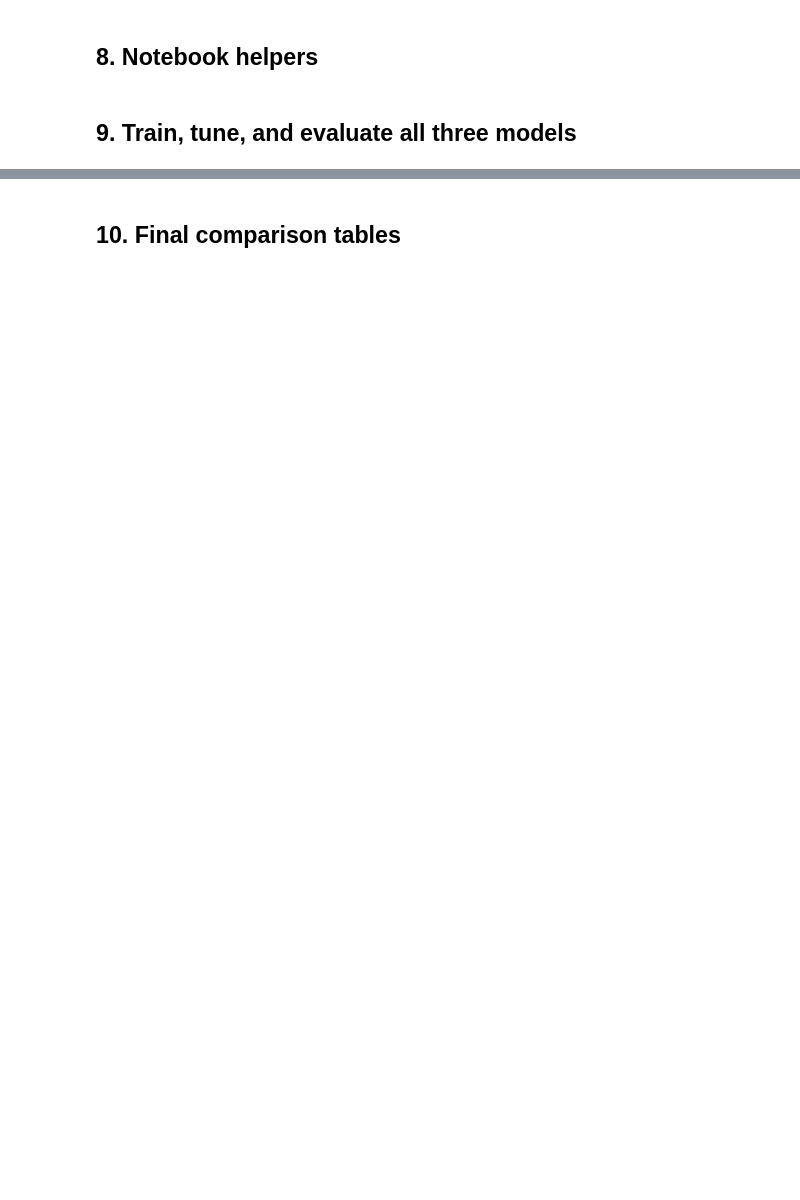
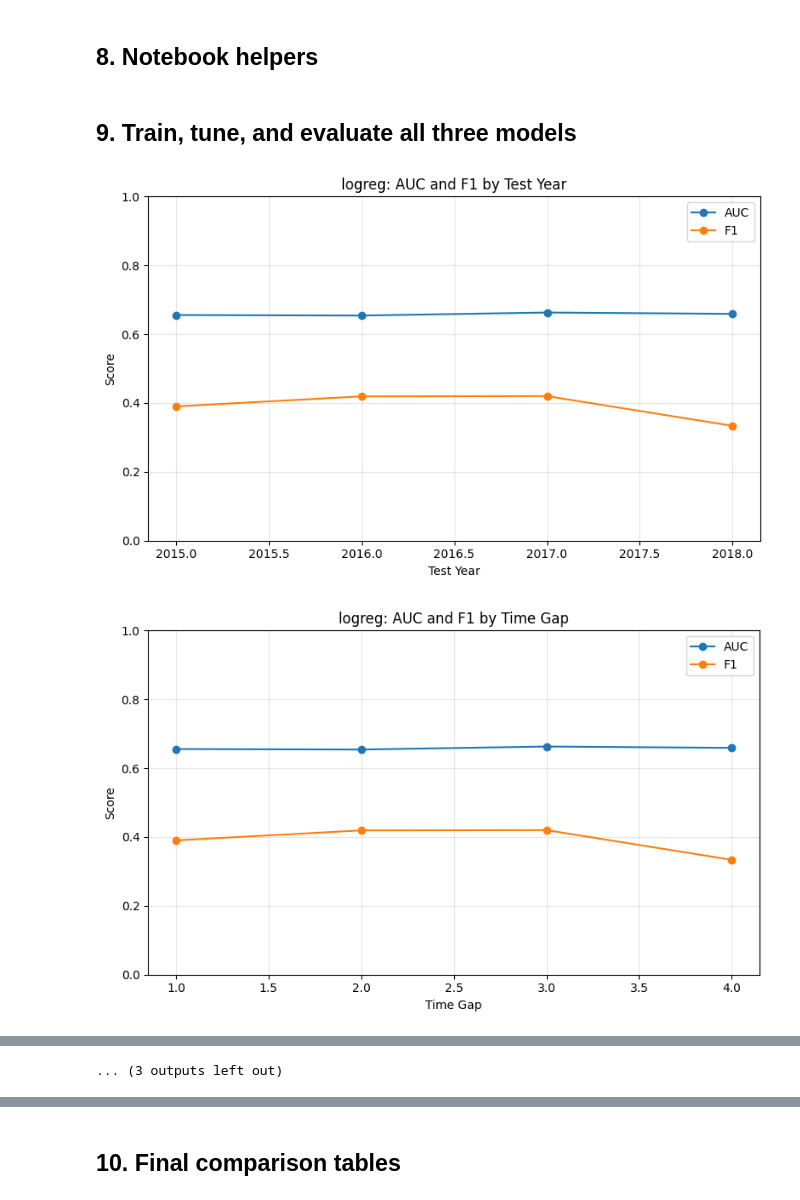
Before and after one commit to ndave24/CS-4365, a Jupyter notebook: reproduce_project.ipynb, the cells around one changed output, grey strips where cells are left out. Cells and saved outputs as stored; diff of their text form; code cells hidden in the pictures; blank space fills up the shorter version.

Commit message:
Added generated results, updated notebook and README/INSTRUCTIONS

```diff
--- a/reproduce_project.ipynb
+++ b/reproduce_project.ipynb
@@ -316,32 +423,34 @@ def plot_comparison_metric(results_df, x_col, metric_col, title, output_name):
 # %% [markdown]
 ## 9. Train, tune, and evaluate all three models
 # %%
-
-logreg_model, logreg_best_row, logreg_threshold_df, logreg_results = run_tuned_model(
+logreg_model, logreg_best_row, logreg_threshold_df, logreg_results, logreg_calibration, logreg_reliability = run_tuned_model(
     model_name="logreg",
     fit_fn=fit_logistic_pipeline,
     train_df=train_df,
     val_df=val_df,
     test_df=test_df,
     feature_groups=feature_groups,
 )
 
-xgboost_model, xgboost_best_row, xgboost_threshold_df, xgboost_results = run_tuned_model(
+xgboost_model, xgboost_best_row, xgboost_threshold_df, xgboost_results, xgboost_calibration, xgboost_reliability = run_tuned_model(
     model_name="xgboost",
     fit_fn=fit_xgboost_pipeline,
     train_df=train_df,
     val_df=val_df,
     test_df=test_df,
     feature_groups=feature_groups,
     fit_kwargs={"config": XGB_CONFIG},
 )
 
-mlp_model, mlp_best_row, mlp_threshold_df, mlp_results = run_tuned_model(
+mlp_model, mlp_best_row, mlp_threshold_df, mlp_results, mlp_calibration, mlp_reliability = run_tuned_model(
     model_name="mlp",
     fit_fn=fit_mlp_pipeline,
     train_df=train_df,
     val_df=val_df,
     test_df=test_df,
     feature_groups=feature_groups,
     fit_kwargs={"config": MLP_CONFIG},
 )
+# %% [output]
+[figure, added]
+[figure, added]
@@ -348,3 +467,4 @@ mlp_model, mlp_best_row, mlp_threshold_df, mlp_results = run_tuned_model(
+... (3 outputs left out)
 # %%
 
 best_thresholds_df = pd.DataFrame([
```
Also changed, not shown: parts of 19 cells of this notebook, 41 other files.
